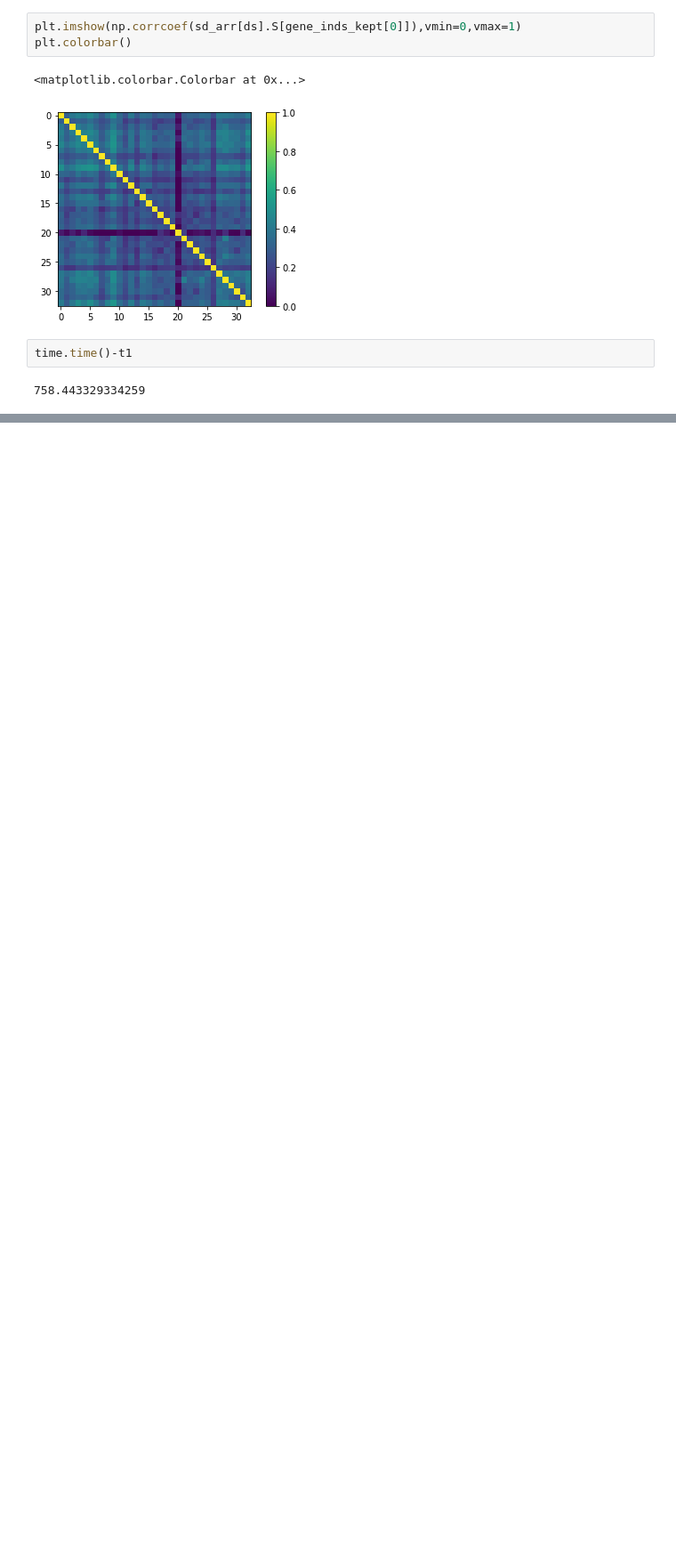
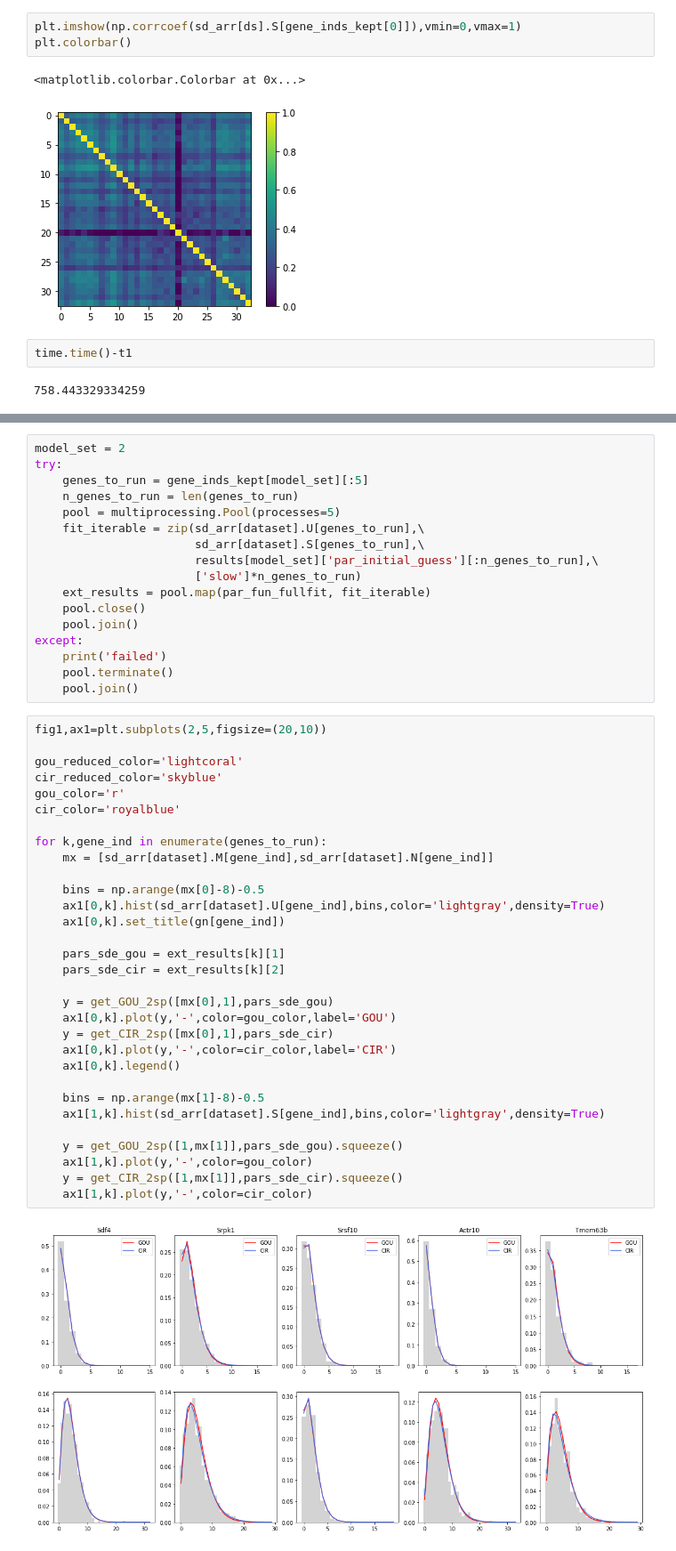
Before and after one commit to pachterlab/GVFP_2021, a Jupyter notebook: gg220802_monod.ipynb, the cells around one changed output, grey strips where cells are left out. Shown at 89% size. Cells and saved outputs as stored; diff of their text form; blank space fills up the shorter version.

```diff
--- a/gg220802_monod.ipynb
+++ b/gg220802_monod.ipynb
@@ -375,0 +507,50 @@ with open('/home/ggorin/projects/GVFP_2021/fits/gg_220802_022_allen_celltypes_1/
+# %%
+model_set = 2
+try:
+    genes_to_run = gene_inds_kept[model_set][:5]
+    n_genes_to_run = len(genes_to_run)
+    pool = multiprocessing.Pool(processes=5)
+    fit_iterable = zip(sd_arr[dataset].U[genes_to_run],\
+                       sd_arr[dataset].S[genes_to_run],\
+                       results[model_set]['par_initial_guess'][:n_genes_to_run],\
+                       ['slow']*n_genes_to_run)
+    ext_results = pool.map(par_fun_fullfit, fit_iterable)
+    pool.close()
+    pool.join()
+except:
+    print('failed')
+    pool.terminate()
+    pool.join()
+# %%
+fig1,ax1=plt.subplots(2,5,figsize=(20,10))
+
+gou_reduced_color='lightcoral'
+cir_reduced_color='skyblue'
+gou_color='r'
+cir_color='royalblue'
+
+for k,gene_ind in enumerate(genes_to_run):
+    mx = [sd_arr[dataset].M[gene_ind],sd_arr[dataset].N[gene_ind]]
+
+    bins = np.arange(mx[0]-8)-0.5
+    ax1[0,k].hist(sd_arr[dataset].U[gene_ind],bins,color='lightgray',density=True)
+    ax1[0,k].set_title(gn[gene_ind])
+
+    pars_sde_gou = ext_results[k][1]
+    pars_sde_cir = ext_results[k][2]
+
+    y = get_GOU_2sp([mx[0],1],pars_sde_gou)
+    ax1[0,k].plot(y,'-',color=gou_color,label='GOU')
+    y = get_CIR_2sp([mx[0],1],pars_sde_cir)
+    ax1[0,k].plot(y,'-',color=cir_color,label='CIR')
+    ax1[0,k].legend()
+
+    bins = np.arange(mx[1]-8)-0.5
+    ax1[1,k].hist(sd_arr[dataset].S[gene_ind],bins,color='lightgray',density=True)
+
+    y = get_GOU_2sp([1,mx[1]],pars_sde_gou).squeeze()
+    ax1[1,k].plot(y,'-',color=gou_color)
+    y = get_CIR_2sp([1,mx[1]],pars_sde_cir).squeeze()
+    ax1[1,k].plot(y,'-',color=cir_color)
+# %% [output]
+[figure, added]
```
Also changed, not shown: parts of 43 cells of this notebook, 1 other file.
